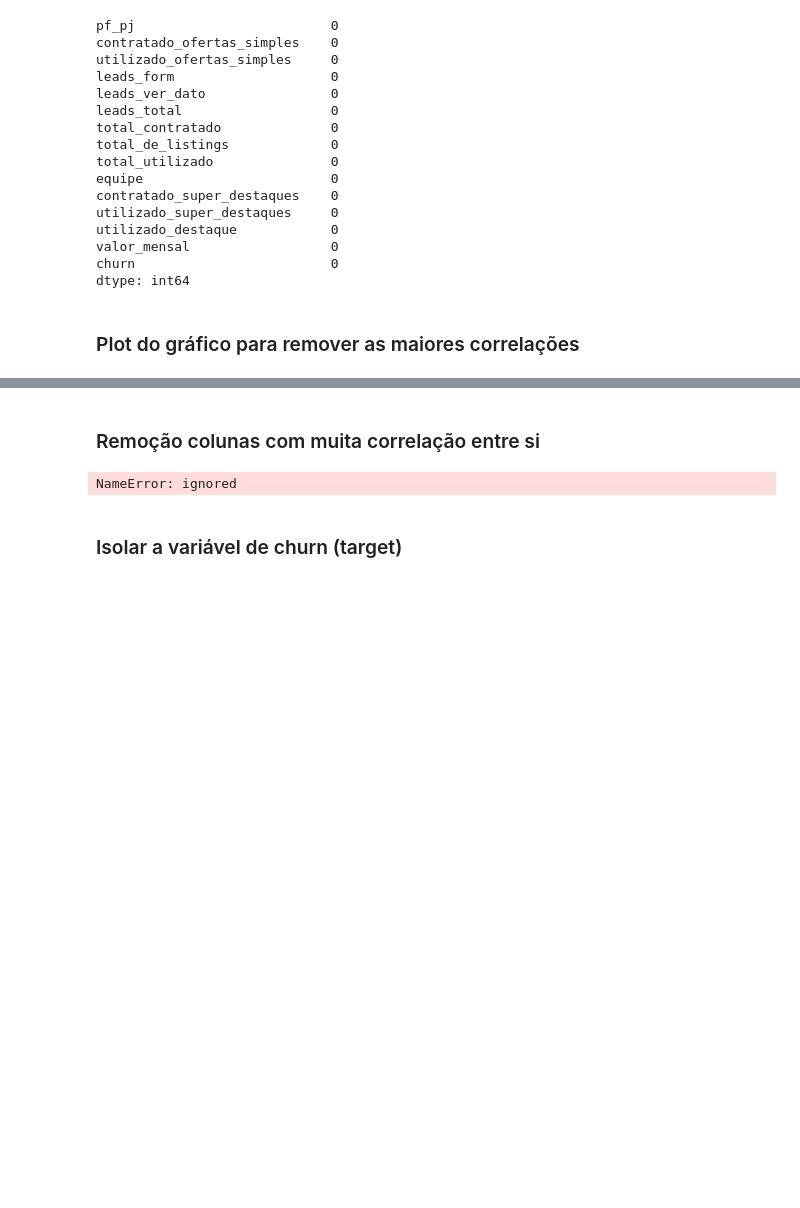
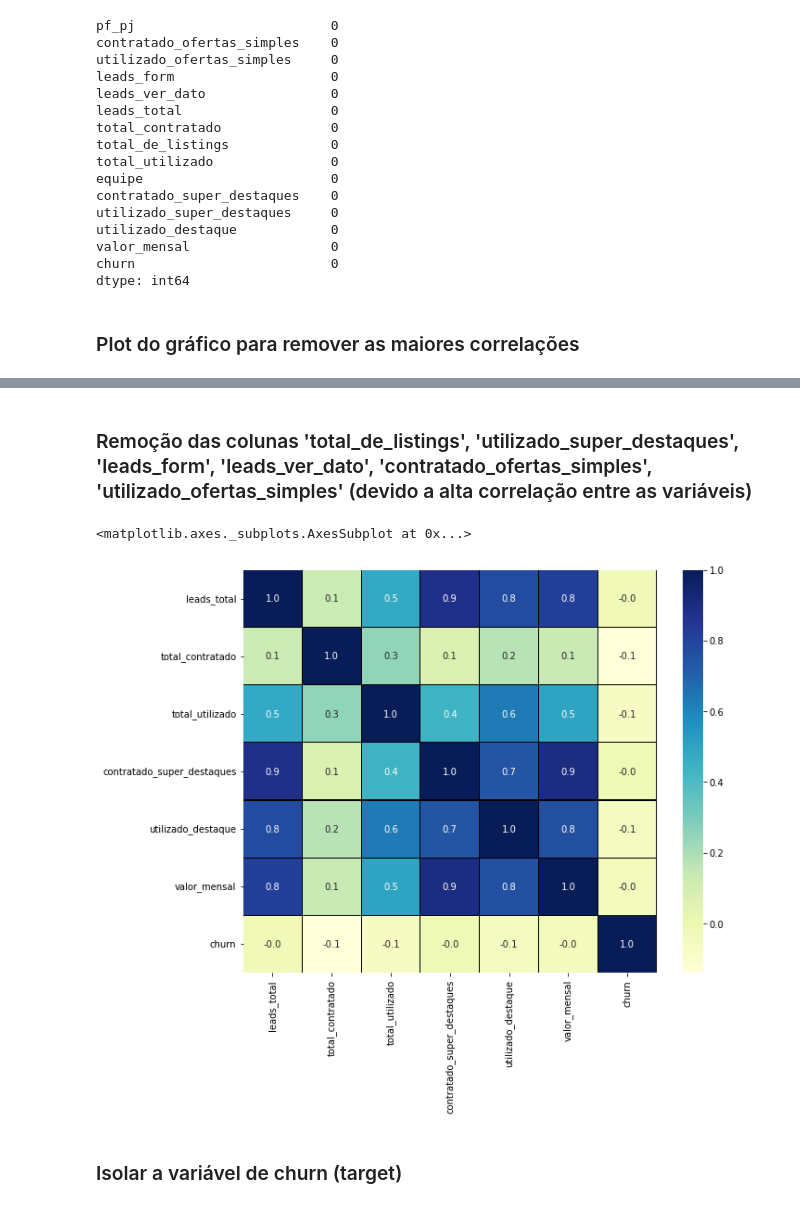
Before and after one commit to felipesilvaibi/predicao_churn, a Jupyter notebook: notebooks/analise_churn_imovel_web.ipynb, the cells around one changed output, grey strips where cells are left out. Cells and saved outputs as stored; diff of their text form; code cells hidden in the pictures; blank space fills up the shorter version.

```diff
--- a/notebooks/analise_churn_imovel_web.ipynb
+++ b/notebooks/analise_churn_imovel_web.ipynb
@@ -892,6 +890,2 @@ sns.heatmap(corr, cmap='YlGnBu', annot=True, fmt=".1f", linecolor="black", linew
-# %% [markdown]
-### Remoção colunas com muita correlação entre si
-# %%
-df = df[[xxx]].copy()
-# %% [output]
-NameError: ignored
+# %% [markdown]
+### Remoção das colunas 'total_de_listings', 'utilizado_super_destaques', 'leads_form', 'leads_ver_dato', 'contratado_ofertas_simples', 'utilizado_ofertas_simples' (devido a alta correlação entre as variáveis)
@@ -898,3 +894,11 @@ NameError: ignored
+# %%
+corr = df.corr()
+
+plt.subplots(figsize=(10, 8))
+sns.heatmap(corr, cmap='YlGnBu', annot=True, fmt=".1f", linecolor="black", linewidths="0.1", )
+# %% [output]
+<matplotlib.axes._subplots.AxesSubplot at 0x...>
+[figure, added]
 # %% [markdown]
 ### Isolar a variável de churn (target)
 # %%
```
Also changed, not shown: parts of 45 cells of this notebook.
